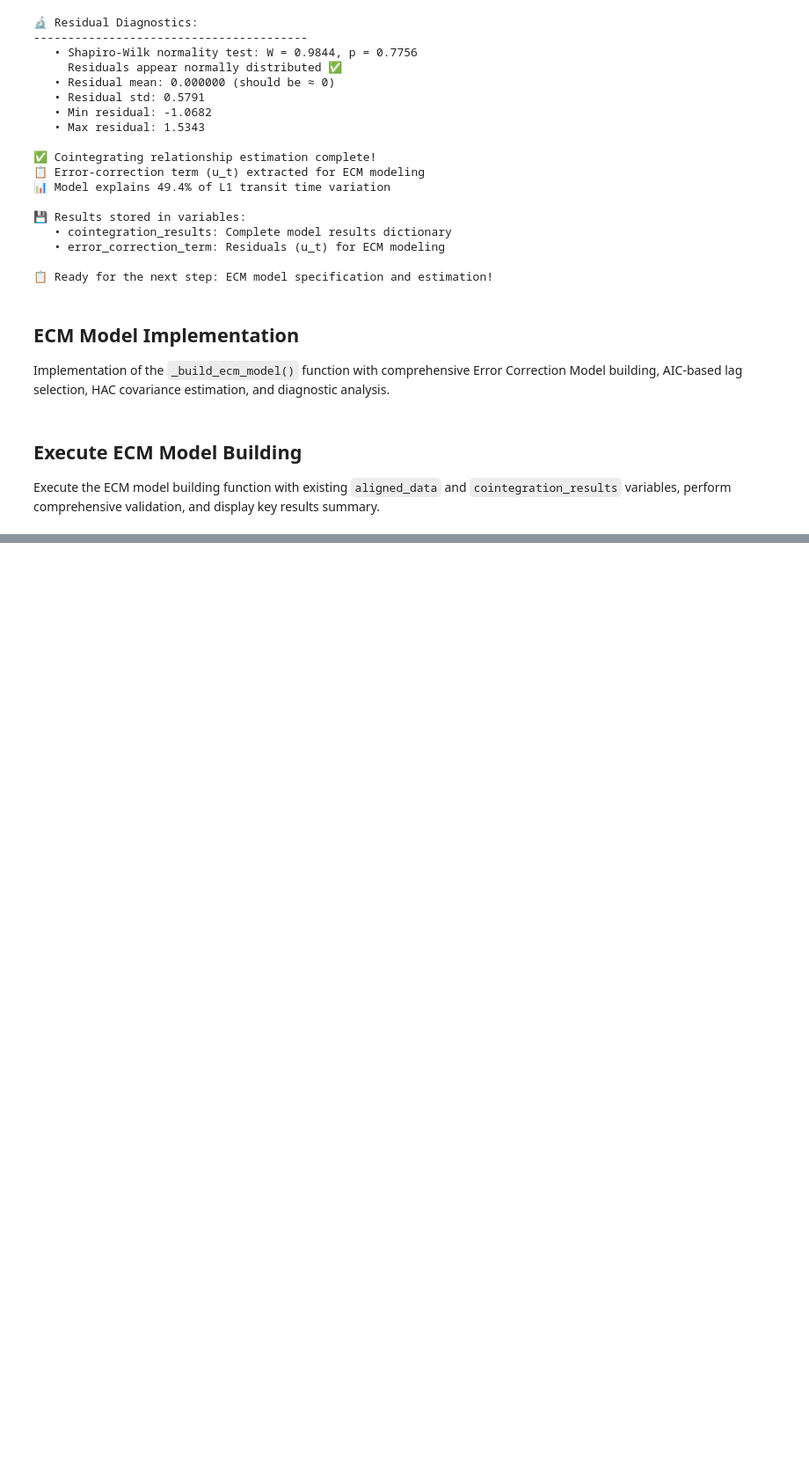
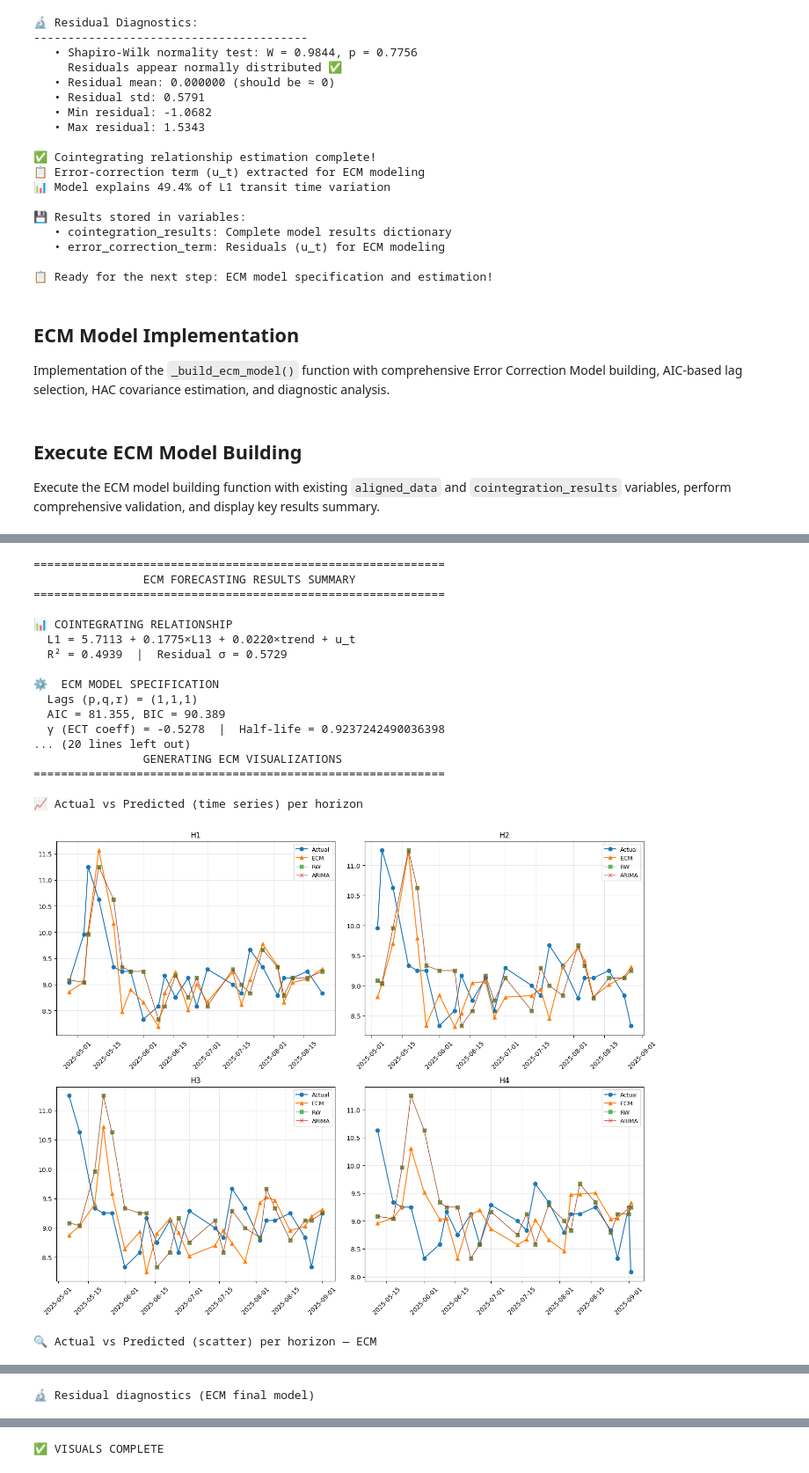
Before and after one commit to sirsir23333/colonial_forecast, a Jupyter notebook: correlation.ipynb, the cells around one changed output, grey strips where cells are left out. Shown at 88% size. Cells and saved outputs as stored; diff of their text form; code cells hidden in the pictures; blank space fills up the shorter version.

```diff
--- a/correlation.ipynb
+++ b/correlation.ipynb
@@ -1984,0 +1838,9 @@ Using existing variables:
+# %%
+ecm_results = _build_ecm_model(
+    aligned_data=aligned_data,
+    cointegration_results=cointegration_results,
+    allow_contemporaneous=False,  # force q,r ≥ 1 so h=1 uses info known at t
+    ic_kind="BIC",                # or "AICc"
+    include_L3=True,              # keep ΔL3 in short run; set False to test without
+    max_lags_cap=3                # small & stable for T≈40
+)
@@ -1984,0 +2320,13 @@ Using existing variables:
+# %%
+eval_out = _forecast_evaluation(
+    aligned_data=aligned_data,
+    cointegration_results=cointegration_results,
+    ecm_results=ecm_results,
+    n_test=26,             # adjust if you like
+    exog_nowcast="ma",     # ignored if no contemporaneous exogs
+    exog_ma_lookback=3
+)
+
+# Inspect results
+metrics_df = eval_out["metrics"]
+print(metrics_df.pivot(index="model", columns="horizon", values="RMSE").round(4))
@@ -1984,0 +2516,26 @@ Using existing variables:
+# %%
+# 1) Console summary
+_ = _display_results(cointegration_results, ecm_results, eval_out)
+
+# 2) Inline plots
+_display_plots(aligned_data, cointegration_results, ecm_results, eval_out)
+# %% [output]
+============================================================
+                ECM FORECASTING RESULTS SUMMARY
+============================================================
+
+📊 COINTEGRATING RELATIONSHIP
+  L1 = 5.7113 + 0.1775×L13 + 0.0220×trend + u_t
+  R² = 0.4939  |  Residual σ = 0.5729
+
+⚙️  ECM MODEL SPECIFICATION
+  Lags (p,q,r) = (1,1,1)
+  AIC = 81.355, BIC = 90.389
+  γ (ECT coeff) = -0.5278  |  Half-life = 0.9237242490036398
+... (20 lines left out)
+                GENERATING ECM VISUALIZATIONS
+============================================================
+
+📈 Actual vs Predicted (time series) per horizon
+[figure, added]
+🔍 Actual vs Predicted (scatter) per horizon — ECM
@@ -1984,0 +2543 @@ Using existing variables:
+🔬 Residual diagnostics (ECM final model)
@@ -1984,0 +2545 @@ Using existing variables:
+✅ VISUALS COMPLETE
```
Also changed, not shown: parts of 13 cells of this notebook, 1 other file.
